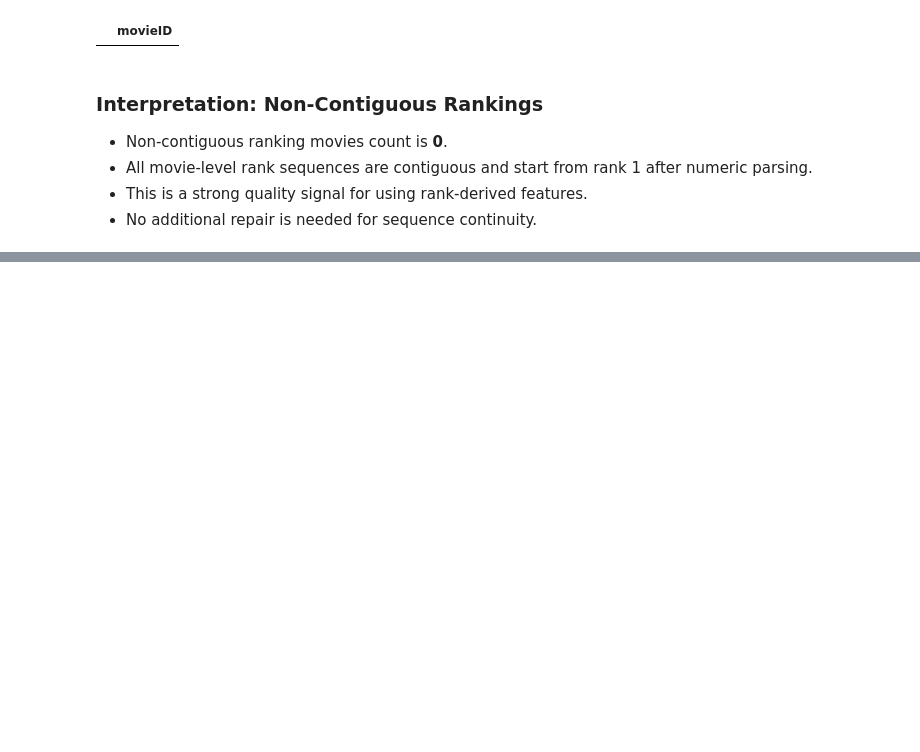
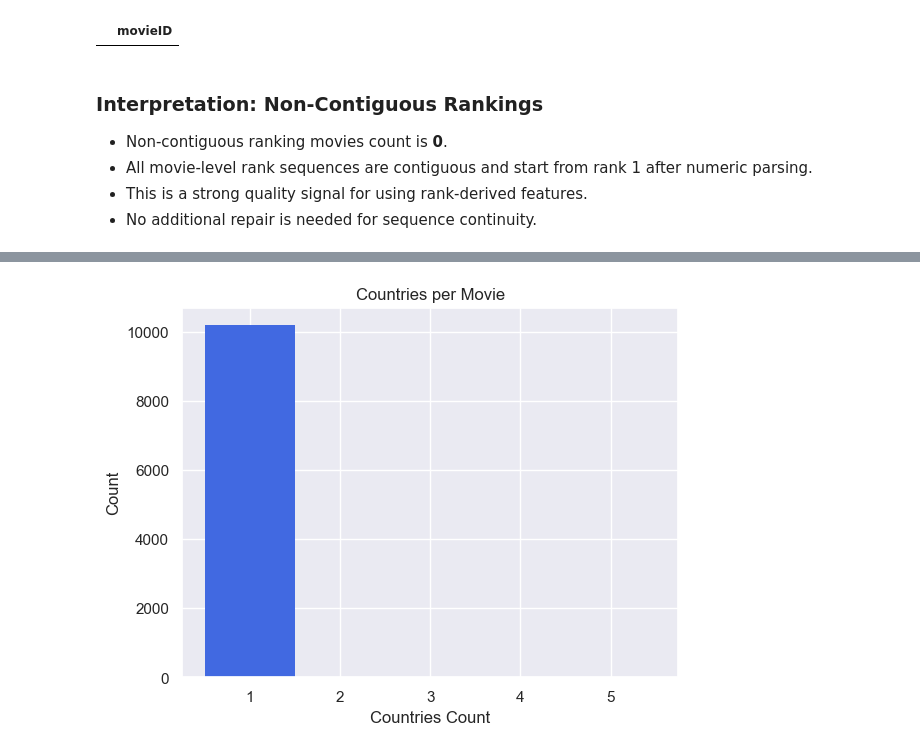
Before and after one commit to Mateusz1645/explainable-recsys, a Jupyter notebook: notebooks/01_eda.ipynb, the cells around one changed output, grey strips where cells are left out. Cells and saved outputs as stored; diff of their text form; code cells hidden in the pictures; blank space fills up the shorter version.

Commit message:
add eda for movie_countries, movie_directors

```diff
--- a/notebooks/01_eda.ipynb
+++ b/notebooks/01_eda.ipynb
@@ -443,0 +469,6 @@ Non contiguous movies rankings:
+# %%
+movie_countries_df = data["movie_countries"]
+movies_df = data["movies"]
+
+movie_countries_overview = dataframe_overview(movie_countries_df)
+display(movie_countries_overview)
@@ -443,0 +534,5 @@ Non contiguous movies rankings:
+# %%
+countries_per_movie = countries_per_movie_report(movie_countries_df)
+
+print("Countries per movie summary:")
+display(countries_per_movie["summary"])
@@ -443,0 +549,14 @@ Non contiguous movies rankings:
+# %%
+COUNTRIES_PER_MOVIE_BINS = np.arange(0.5, 5.6, 1.0)
+
+plt.hist(
+    countries_per_movie["distribution"],
+    bins=COUNTRIES_PER_MOVIE_BINS,
+    color=PRIMARY_COLOR,
+)
+plt.title("Countries per Movie")
+plt.xlabel("Countries Count")
+plt.ylabel("Count")
+plt.show()
+# %% [output]
+[figure, added]
```
Also changed, not shown: parts of 42 cells of this notebook, 4 other files.
